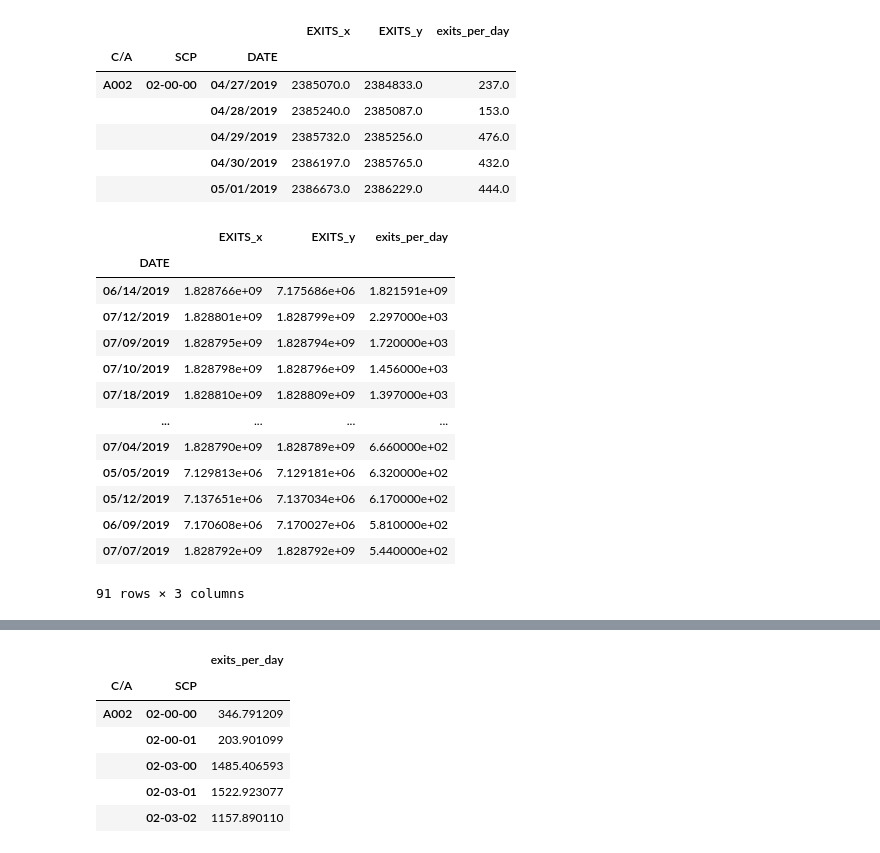
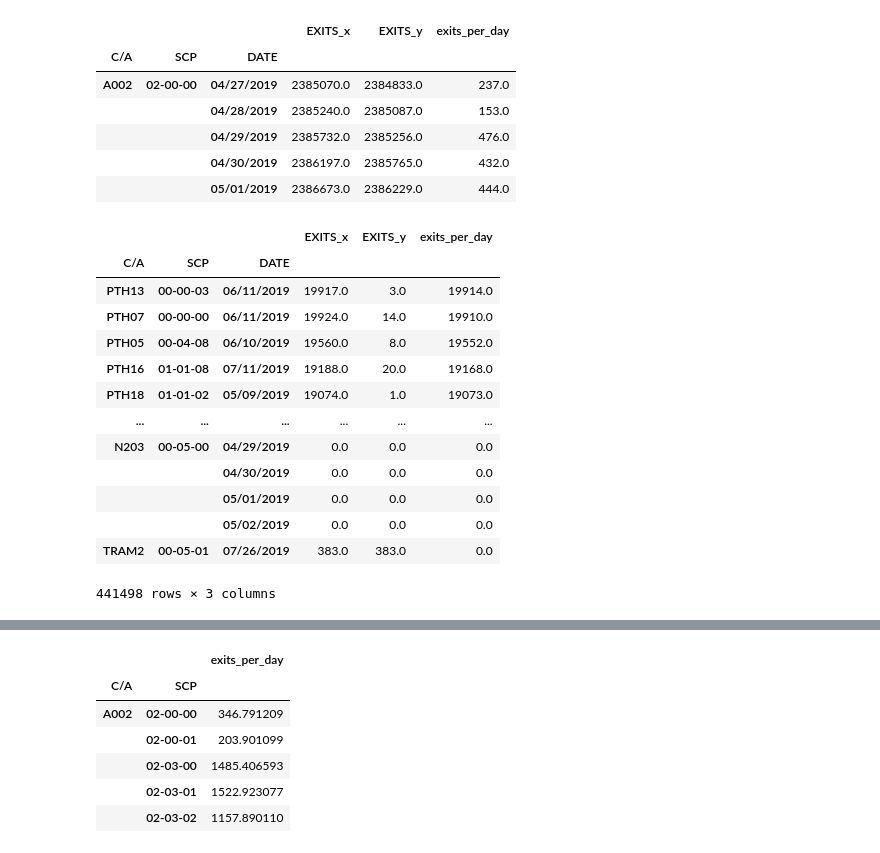
Before and after one commit to Andrewjw91/NY-MTA-Exploratory-Data-Analysis, a Jupyter notebook: mta py 2.ipynb, the cells around one changed output, grey strips where cells are left out. Cells and saved outputs as stored; diff of their text form; code cells hidden in the pictures.

```diff
--- a/mta py 2.ipynb
+++ b/mta py 2.ipynb
@@ -93,20 +93,21 @@ total_scp_exit.head()
 |  |  | 04/29/2019 | 2385732.0 | 2385256.0 | 476.0 |
 |  |  | 04/30/2019 | 2386197.0 | 2385765.0 | 432.0 |
 |  |  | 05/01/2019 | 2386673.0 | 2386229.0 | 444.0 |
-# %%
-total_scp_exit.loc['N207','00-00-00'].sort_values(by=['exits_per_day'],ascending=False).round(2)
-# %% [output]
-|  | EXITS_x | EXITS_y | exits_per_day |
-| DATE |  |  |  |
-| 06/14/2019 | 1.828766e+09 | 7.175686e+06 | 1.821591e+09 |
-| 07/12/2019 | 1.828801e+09 | 1.828799e+09 | 2.297000e+03 |
-| 07/09/2019 | 1.828795e+09 | 1.828794e+09 | 1.720000e+03 |
-| 07/10/2019 | 1.828798e+09 | 1.828796e+09 | 1.456000e+03 |
-| 07/18/2019 | 1.828810e+09 | 1.828809e+09 | 1.397000e+03 |
-| ... | ... | ... | ... |
-| 07/04/2019 | 1.828790e+09 | 1.828789e+09 | 6.660000e+02 |
-| 05/05/2019 | 7.129813e+06 | 7.129181e+06 | 6.320000e+02 |
-| 05/12/2019 | 7.137651e+06 | 7.137034e+06 | 6.170000e+02 |
-| 06/09/2019 | 7.170608e+06 | 7.170027e+06 | 5.810000e+02 |
-| 07/07/2019 | 1.828792e+09 | 1.828792e+09 | 5.440000e+02 |
-91 rows × 3 columns
+# %%
+#There are some large inexplicable jumps in the EXITS count
+total_scp_exit.sort_values(['exits_per_day'], ascending=False)
+# %% [output]
+|  |  |  | EXITS_x | EXITS_y | exits_per_day |
+| C/A | SCP | DATE |  |  |  |
+| PTH13 | 00-00-03 | 06/11/2019 | 19917.0 | 3.0 | 19914.0 |
+| PTH07 | 00-00-00 | 06/11/2019 | 19924.0 | 14.0 | 19910.0 |
+| PTH05 | 00-04-08 | 06/10/2019 | 19560.0 | 8.0 | 19552.0 |
+| PTH16 | 01-01-08 | 07/11/2019 | 19188.0 | 20.0 | 19168.0 |
+| PTH18 | 01-01-02 | 05/09/2019 | 19074.0 | 1.0 | 19073.0 |
+| ... | ... | ... | ... | ... | ... |
+| N203 | 00-05-00 | 04/29/2019 | 0.0 | 0.0 | 0.0 |
+|  |  | 04/30/2019 | 0.0 | 0.0 | 0.0 |
+|  |  | 05/01/2019 | 0.0 | 0.0 | 0.0 |
+|  |  | 05/02/2019 | 0.0 | 0.0 | 0.0 |
+| TRAM2 | 00-05-01 | 07/26/2019 | 383.0 | 383.0 | 0.0 |
+441498 rows × 3 columns
```
Also changed, not shown: parts of 10 cells of this notebook.
